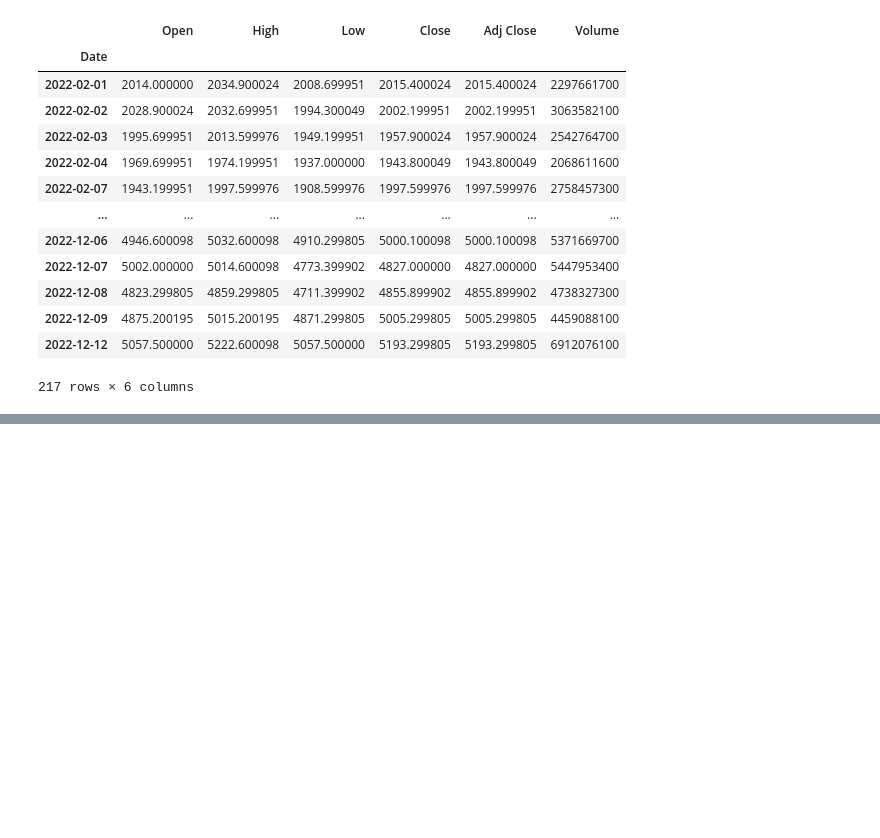
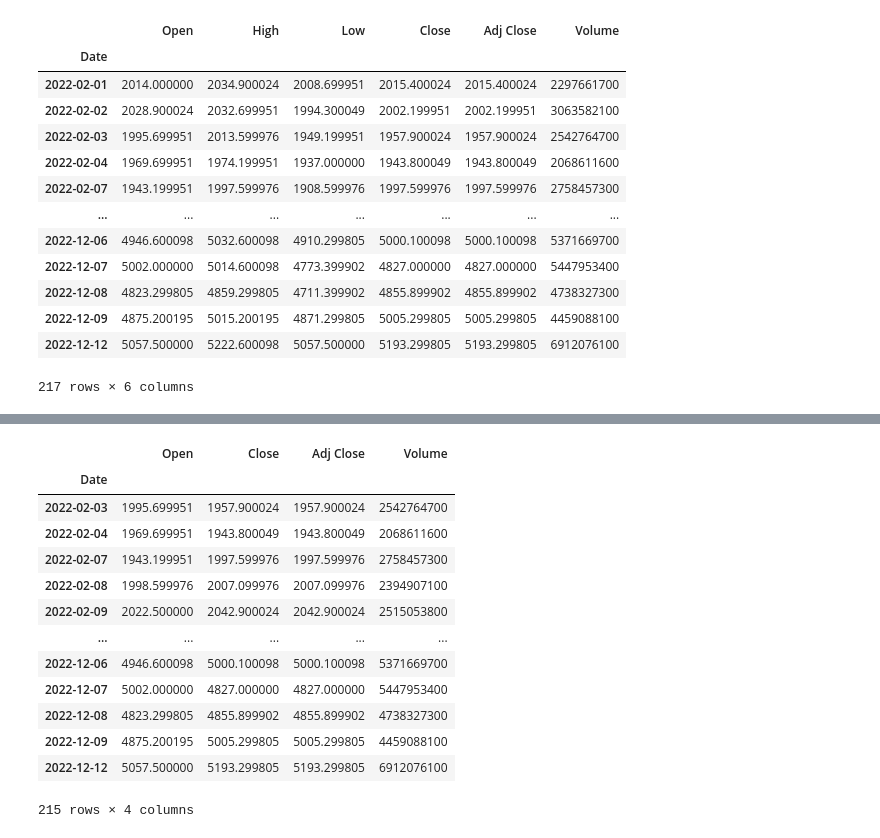
Before and after one commit to Abdulkadir2516/GMKA_Abdulkadir_Yesilkaya, a Jupyter notebook: Python_Hatırlatma.ipynb, the cells around one changed output, grey strips where cells are left out. Saved outputs shown, nothing was run; the diff lists cells and outputs as text; code cells hidden in the pictures; blank space fills up the shorter version.

```diff
--- a/Python_Hatırlatma.ipynb
+++ b/Python_Hatırlatma.ipynb
@@ -116,0 +99,18 @@ B100.loc[:]
+# %%
+B100 = B100.drop(["Low","High"], axis=1) # sütun silme
+B100
+# %% [output]
+|  | Open | Close | Adj Close | Volume |
+| Date |  |  |  |  |
+| 2022-02-03 | 1995.699951 | 1957.900024 | 1957.900024 | 2542764700 |
+| 2022-02-04 | 1969.699951 | 1943.800049 | 1943.800049 | 2068611600 |
+| 2022-02-07 | 1943.199951 | 1997.599976 | 1997.599976 | 2758457300 |
+| 2022-02-08 | 1998.599976 | 2007.099976 | 2007.099976 | 2394907100 |
+| 2022-02-09 | 2022.500000 | 2042.900024 | 2042.900024 | 2515053800 |
+| ... | ... | ... | ... | ... |
+| 2022-12-06 | 4946.600098 | 5000.100098 | 5000.100098 | 5371669700 |
+| 2022-12-07 | 5002.000000 | 4827.000000 | 4827.000000 | 5447953400 |
+| 2022-12-08 | 4823.299805 | 4855.899902 | 4855.899902 | 4738327300 |
+| 2022-12-09 | 4875.200195 | 5005.299805 | 5005.299805 | 4459088100 |
+| 2022-12-12 | 5057.500000 | 5193.299805 | 5193.299805 | 6912076100 |
+215 rows × 4 columns
```
Also changed, not shown: parts of 10 cells of this notebook.
